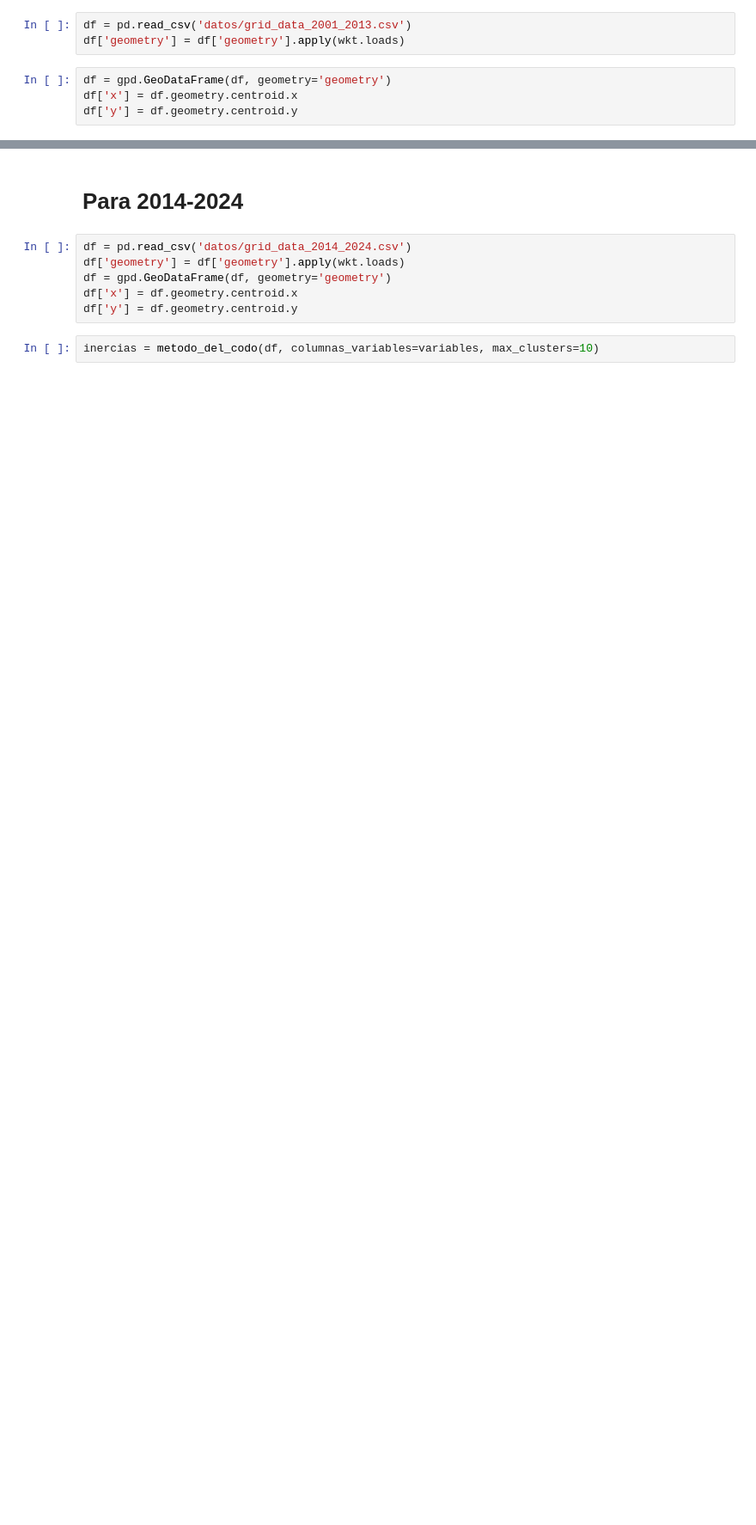
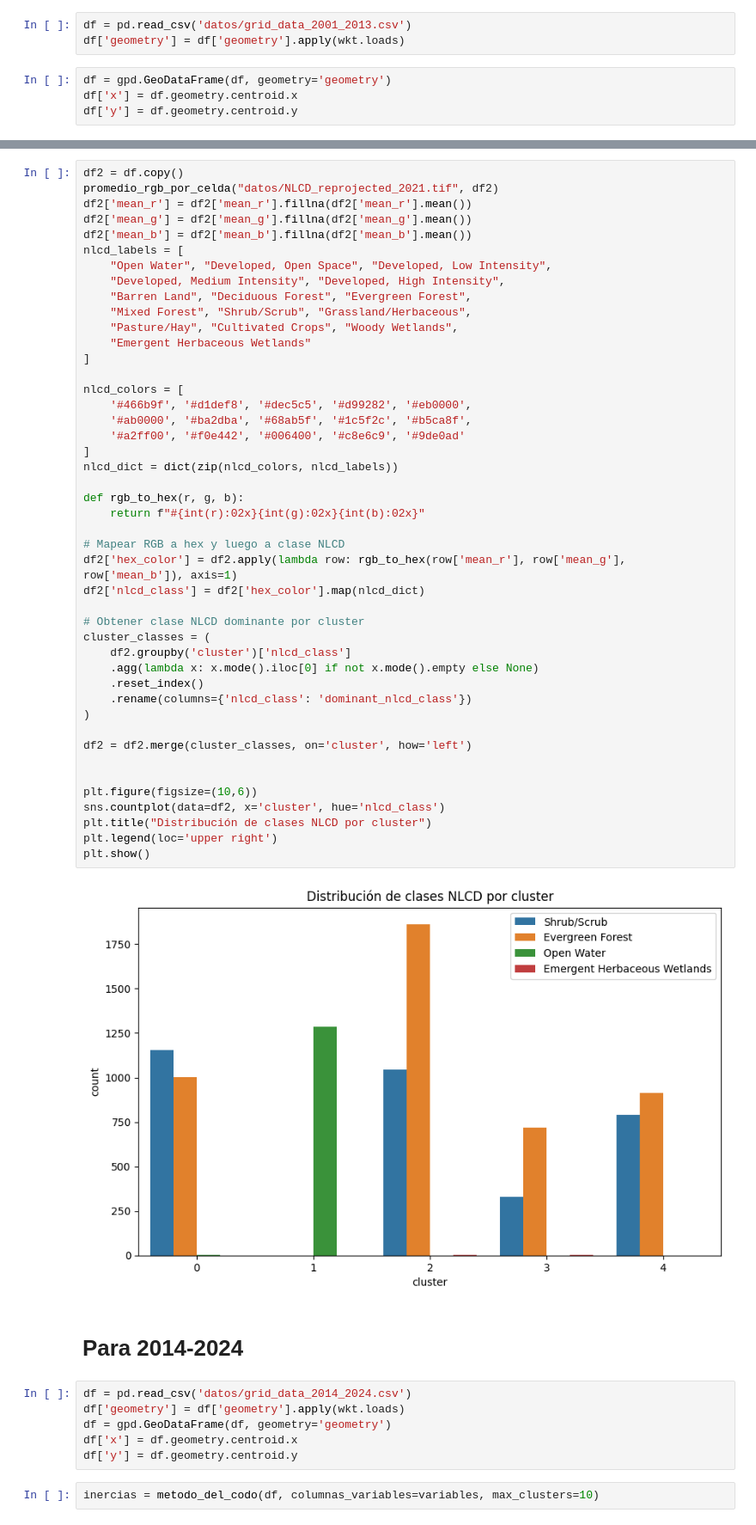
Before and after one commit to ruthparajo/proyecto_geo, a Jupyter notebook: clustering.ipynb, the cells around one changed output, grey strips where cells are left out. Shown: that part at 86% size. Drawn from its saved outputs; the diff is of its cells as text; blank space fills up the shorter version.

```diff
--- a/clustering.ipynb
+++ b/clustering.ipynb
@@ -135,3 +161,50 @@ Passing `palette` without assigning `hue` is deprecated and will be removed in v
+# %%
+df2 = df.copy()
+promedio_rgb_por_celda("datos/NLCD_reprojected_2021.tif", df2)
+df2['mean_r'] = df2['mean_r'].fillna(df2['mean_r'].mean())
+df2['mean_g'] = df2['mean_g'].fillna(df2['mean_g'].mean())
+df2['mean_b'] = df2['mean_b'].fillna(df2['mean_b'].mean())
+nlcd_labels = [
+    "Open Water", "Developed, Open Space", "Developed, Low Intensity",
+    "Developed, Medium Intensity", "Developed, High Intensity",
+    "Barren Land", "Deciduous Forest", "Evergreen Forest",
+    "Mixed Forest", "Shrub/Scrub", "Grassland/Herbaceous",
+    "Pasture/Hay", "Cultivated Crops", "Woody Wetlands",
+    "Emergent Herbaceous Wetlands"
+]
+
+nlcd_colors = [
+    '#466b9f', '#d1def8', '#dec5c5', '#d99282', '#eb0000',
+    '#ab0000', '#ba2dba', '#68ab5f', '#1c5f2c', '#b5ca8f',
+    '#a2ff00', '#f0e442', '#006400', '#c8e6c9', '#9de0ad'
+]
+nlcd_dict = dict(zip(nlcd_colors, nlcd_labels))
+
+def rgb_to_hex(r, g, b):
+    return f"#{int(r):02x}{int(g):02x}{int(b):02x}"
+
+# Mapear RGB a hex y luego a clase NLCD
+df2['hex_color'] = df2.apply(lambda row: rgb_to_hex(row['mean_r'], row['mean_g'], row['mean_b']), axis=1)
+df2['nlcd_class'] = df2['hex_color'].map(nlcd_dict)
+
+# Obtener clase NLCD dominante por cluster
+cluster_classes = (
+    df2.groupby('cluster')['nlcd_class']
+    .agg(lambda x: x.mode().iloc[0] if not x.mode().empty else None)
+    .reset_index()
+    .rename(columns={'nlcd_class': 'dominant_nlcd_class'})
+)
+
+df2 = df2.merge(cluster_classes, on='cluster', how='left')
+
+
+plt.figure(figsize=(10,6))
+sns.countplot(data=df2, x='cluster', hue='nlcd_class')
+plt.title("Distribución de clases NLCD por cluster")
+plt.legend(loc='upper right')
+plt.show()
+# %% [output]
+[figure, added]
 # %% [markdown]
 # Para 2014-2024
 # %%
```
Also changed, not shown: parts of 14 cells of this notebook, 2 other files.
